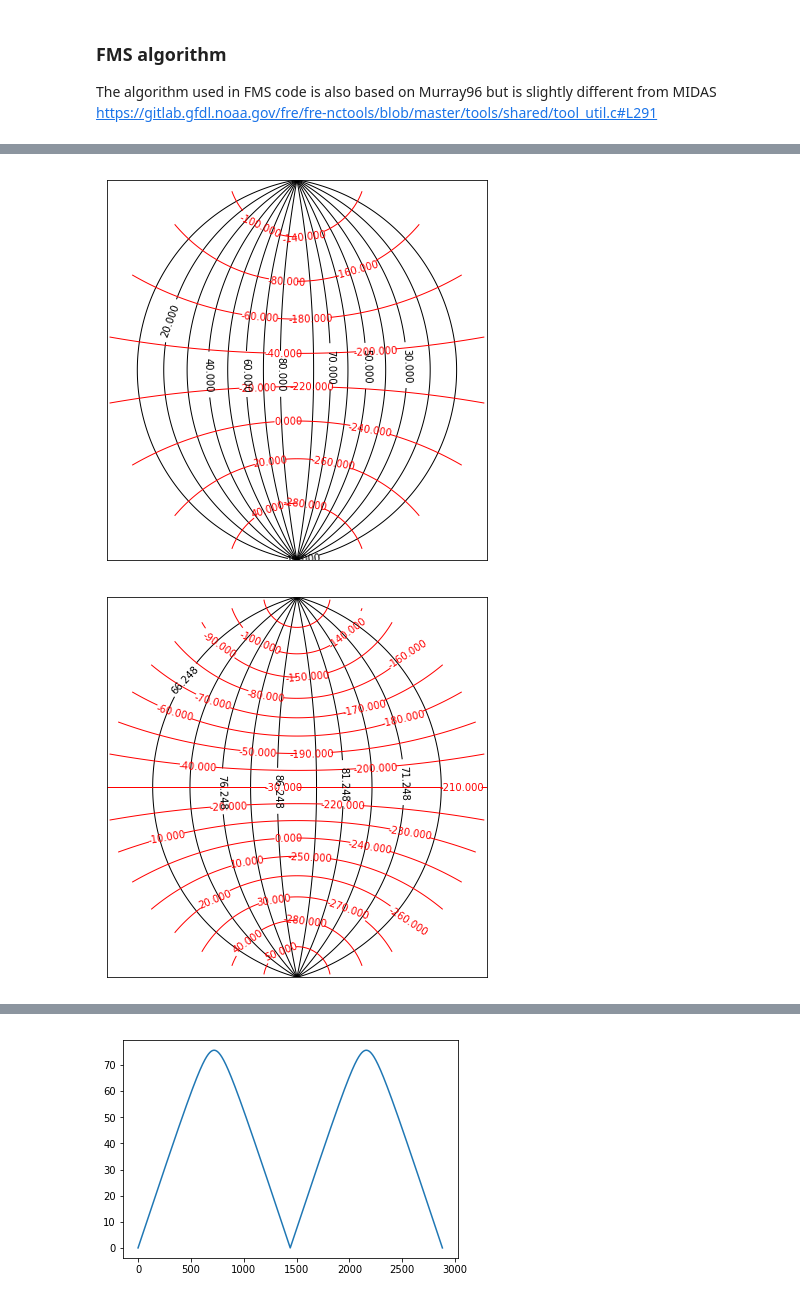
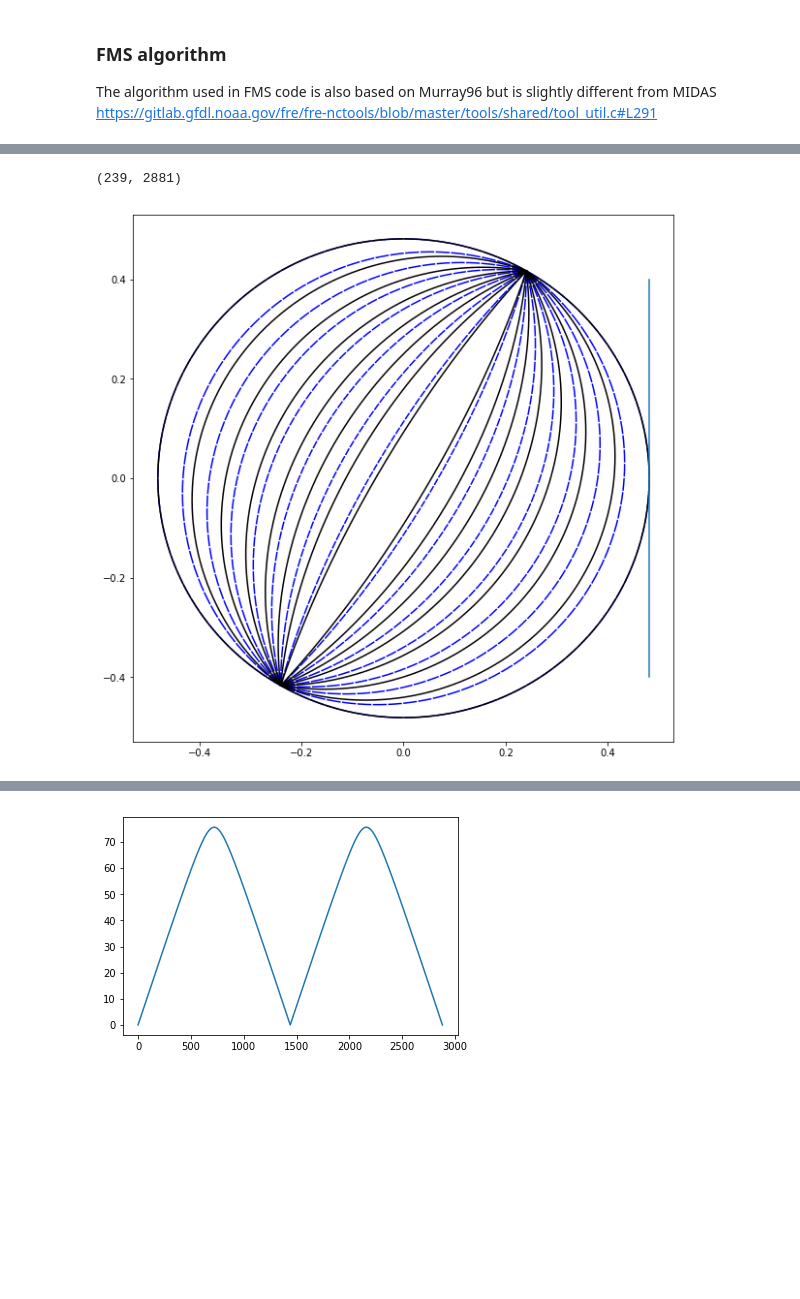
Before and after one commit to nikizadehgfdl/grid_generation, a Jupyter notebook: ocean_grid_tripolar.25.ipynb, the cells around one changed output, grey strips where cells are left out. Saved outputs shown, nothing was run; the diff lists cells and outputs as text; code cells hidden in the pictures; blank space fills up the shorter version.

```diff
--- a/ocean_grid_tripolar.25.ipynb
+++ b/ocean_grid_tripolar.25.ipynb
@@ -381,41 +372,67 @@ plot_grid( lams_fms,phis_fms, lam_cap,phi_cap,lon0=lon_p, lat0=lat_p, dlat=10, d
 # %%
+#Define a (lon,lat) coordinate on the Northern hemisphere of the globe sphere
+nxg=1440*refine
+nyg=119*refine
+long0=lon_p #strat the longitude of the grid from the desired longitude of the bipole(s)
+latg0=0.
+lengx=360.
+lengy=90.
+
+#nyg = nyg*int(lengy/(leny_cap))
+
+sp_long = long0 + np.arange(nxg+1) * lengx/nxg
+sp_latg = latg0 + np.arange(nyg+1) * lengy/nyg
+lamg = np.tile(sp_long,(nyg+1,1))
+phig = np.tile(sp_latg.reshape((nyg+1,1)),(1,nxg+1))
+
+
+
 rp=np.tan(0.5*(90-lat_p)*PI_180)
 
 #Simplify  the formulas to avoid division by zero
 alpha  = np.cos((lamg-lon_p)*PI_180)
+#alpha  = alpha / np.cos((phig)*PI_180)
 #alpha = np.where((lamg-lon_p<180),-np.tanh((lamg-lon_p-90)*PI_180),np.tanh((lamg-lon_p-270)*PI_180))
 alpha2 = alpha**2
-#beta = -np.tan(phig*PI_180)
+#beta = -np.cotan(phig*PI_180)
 beta2_inv = (np.tan(phig*PI_180))**2
+#beta2_inv = beta2_inv/(1-alpha2)
 #A=np.sqrt((1-alpha2)/(1+beta**2)) #Actually two equations  +- |A|
 A=np.sqrt(1-alpha2)*np.sin(phig*PI_180)
 #B=np.sqrt(beta**2 * (1-alpha**2)/(alpha**2+beta**2))  #Actually two equations  +- |B|
 B=np.sqrt((1-alpha2)/(1+alpha2*beta2_inv))
 
 phic = np.arcsin(A)/PI_180
 lamc = np.arcsin(B)/PI_180
 
 chic = np.arccos(A)
 
 ##But this equation accepts 4 solutions for a given B, {l, 180-l, l+180, 360-l }
 ##We have to pickup the "correct" root.
 ##One way is simply to demand lamc to be continuous with lam on the equator phi=0
 ##I am sure there is a more mathematically concrete way to do this.
 lamc = np.where((lamg-lon_p>90)&(lamg-lon_p<=180),180-lamc,lamc)
 lamc = np.where((lamg-lon_p>180)&(lamg-lon_p<=270),180+lamc,lamc)
 lamc = np.where((lamg-lon_p>270),360-lamc,lamc)
 lamc = lamc + lon_p
 
-plot_grid(lamc,phic , lamg,phig,lon0=lon_p,dlon=10);
+#plot_grid(lamc,phic , lamg,phig,lon0=lon_p,dlon=10);
 
 ##Project back onto the larger (true) sphere so that the projected equator shrinks to latitude \phi_P=lat0_tp
 ##then we have tan(\phi_s'/2)=tan(\phi_p'/2)tan(\phi_c'/2)
 
 #phis = 90 - 2 * np.arctan(rp * np.tan(0.5*(90-phic)*PI_180))/PI_180
-phis = 90 - 2 * np.arctan(rp * np.tan(chic/2))/PI_180
+phis = 90 - 2* np.arctan(rp * np.tan(chic/2))/PI_180
 lams = lamc
 
-plot_grid(lams, phis, lam_cap,phi_cap, lon0=lon_p, lat0=lat_p, dlat=10, dlon=5);
+#plot_grid(lams, phis, lam_cap,phi_cap, lon0=lon_p, lat0=lat_p, dlat=10, dlon=5);
+
+plt.figure(figsize=(10,10))
+plot_mesh_in_xyz(lams_M, phis_M, stride=30,phi_color='b', lam_color='w')
+plot_mesh_in_xyz(lams, phis, stride=30,phi_color='k', lam_color='w')
+r=np.cos(lat_p*PI_180)
+plt.plot([r,r],[-0.4,0.4])
+lams.shape
 # %% [output]
+(239, 2881)
-[figure, old version]
+[figure, new version]
-[figure, removed]
```
Also changed, not shown: parts of 28 cells of this notebook, 3 other files.
